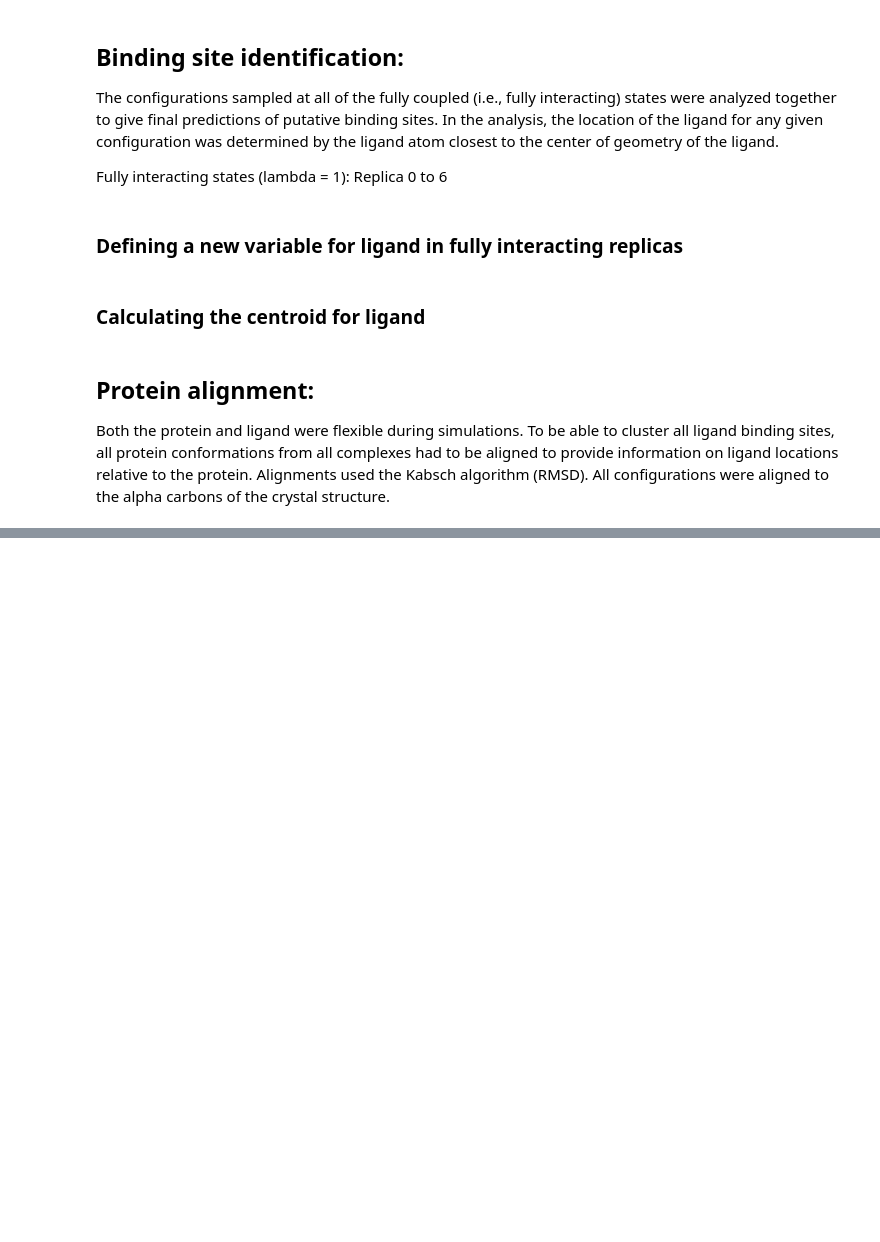
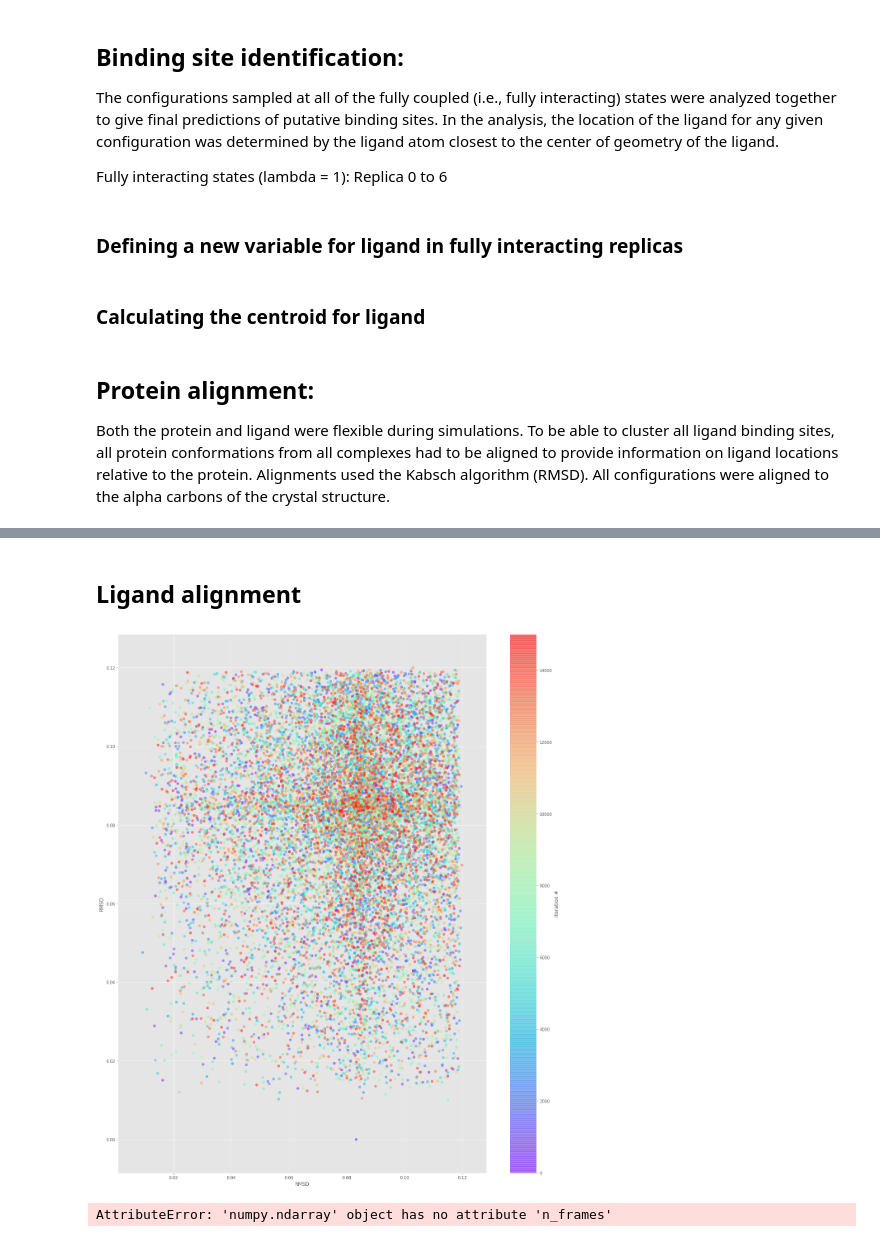
Before and after one commit to uibcdf/Analysis_Yank, a Jupyter notebook: jupyter_notebook/Analysis_yank_paper.ipynb, the cells around one changed output, grey strips where cells are left out. Cells and saved outputs as stored; diff of their text form; code cells hidden in the pictures; blank space fills up the shorter version.

```diff
--- a/jupyter_notebook/Analysis_yank_paper.ipynb
+++ b/jupyter_notebook/Analysis_yank_paper.ipynb
@@ -120,0 +143,28 @@ rmsd= md.rmsd (fit)
+# %% [markdown]
+## Ligand alignment
+# %%
+rmsd_0=md.rmsd (p_xylene['0'],reference=p_xylene['0'], frame=0)
+replicas=np.arange (0,7)
+for replica in replicas:
+    index=str(replica)
+    rmsd=md.rmsd (p_xylene[index],reference=p_xylene['0'], frame=0)
+
+import warnings
+warnings.filterwarnings('ignore')
+
+plt.figure()
+plt.scatter(rmsd, rmsd_0, marker='o', c=range(traj['0'].n_frames), alpha=0.5,cmap='rainbow')
+plt.xlabel('RMSD')
+plt.ylabel('RMSD')
+cbar = plt.colorbar()
+cbar.set_label('iteration #')
+# %% [output]
+[figure, added]
+# %%
+com_0=md.compute_center_of_mass (p_xylene['0'])
+replicas=np.arange (0,7)
+for replica in replicas:
+    index=str(replica)
+    center_of_mass=md.compute_center_of_mass (p_xylene[index])
+# %% [output]
+AttributeError: 'numpy.ndarray' object has no attribute 'n_frames'
```
Also changed, not shown: parts of 10 cells of this notebook, 2 other files.
